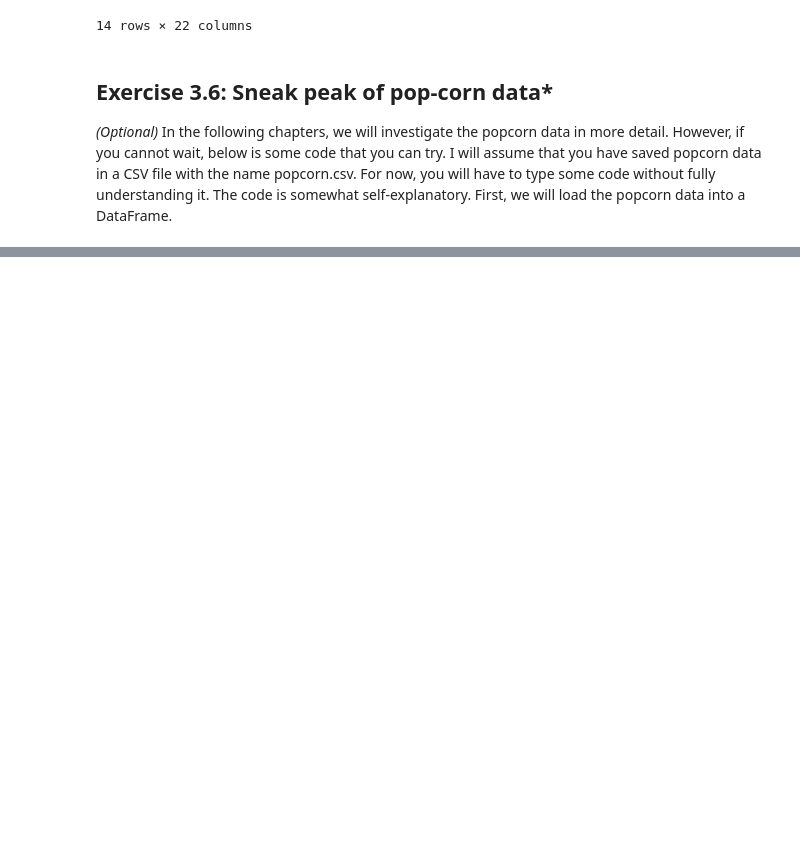
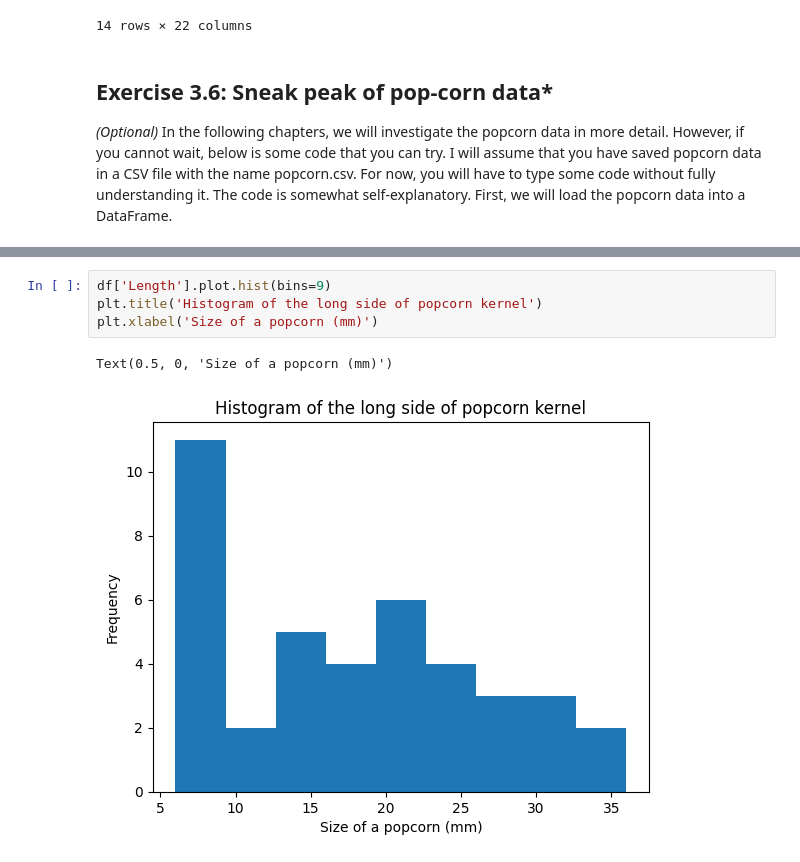
Before and after one commit to Cerlog/RUC-Empirical-Data, a Jupyter notebook: Chapter 3/Chapter 3 - excercises.ipynb, the cells around one changed output, grey strips where cells are left out. Drawn from its saved outputs; the diff is of its cells as text; blank space fills up the shorter version.

```diff
--- a/Chapter 3/Chapter 3 - excercises.ipynb
+++ b/Chapter 3/Chapter 3 - excercises.ipynb
@@ -182,0 +188,7 @@ df['Length'].plot.hist(bins=9)
+# %%
+df['Length'].plot.hist(bins=9)
+plt.title('Histogram of the long side of popcorn kernel')
+plt.xlabel('Size of a popcorn (mm)')
+# %% [output]
+Text(0.5, 0, 'Size of a popcorn (mm)')
+[figure, added]
```
Also changed, not shown: parts of 8 cells of this notebook, 1 other file.
